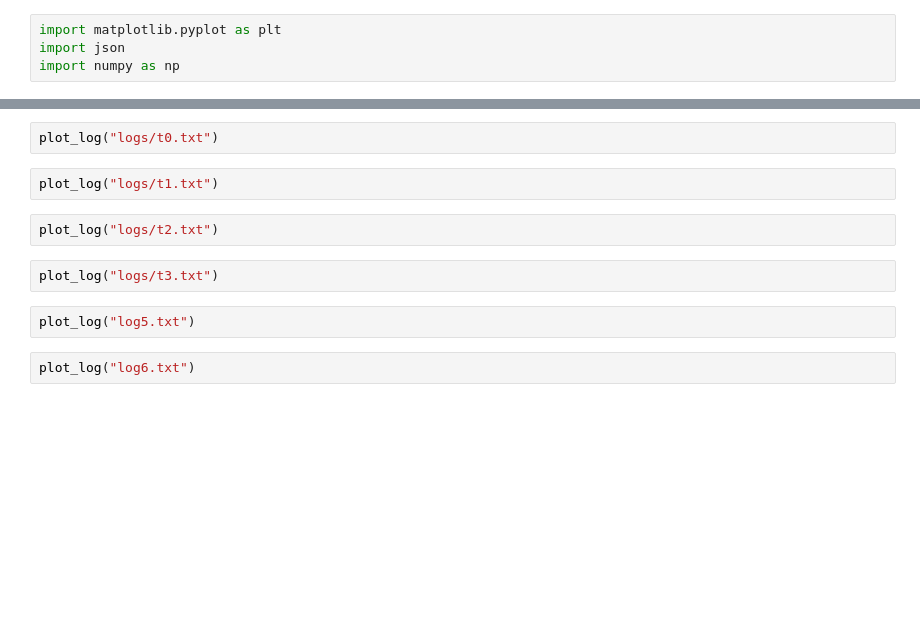
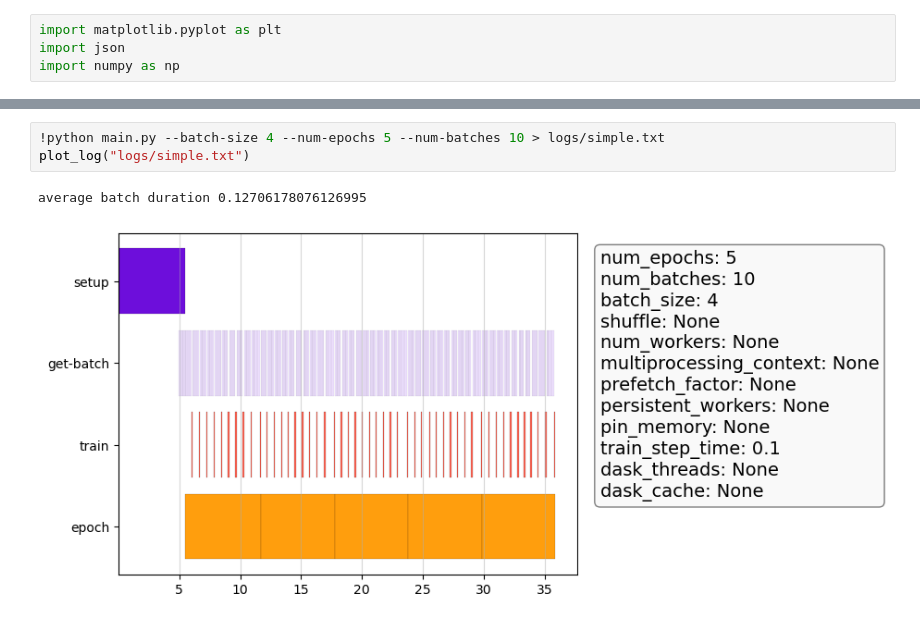
Before and after one commit to earth-mover/dataloader-demo, a Jupyter notebook: plot.ipynb, the cells around one changed output, grey strips where cells are left out. Cells and saved outputs as stored; diff of their text form; blank space fills up the shorter version.

```diff
--- a/plot.ipynb
+++ b/plot.ipynb
@@ -56,12 +67,6 @@ def plot_log(fname):
-# %%
-plot_log("logs/t0.txt")
-# %%
-plot_log("logs/t1.txt")
-# %%
-plot_log("logs/t2.txt")
-# %%
-plot_log("logs/t3.txt")
-# %%
-plot_log("log5.txt")
-# %%
-plot_log("log6.txt")
+# %%
+!python main.py --batch-size 4 --num-epochs 5 --num-batches 10 > logs/simple.txt
+plot_log("logs/simple.txt")
+# %% [output]
+average batch duration 0.12706178076126995
+[figure, added]
```
Also changed, not shown: parts of 25 cells of this notebook, 4 other files.
